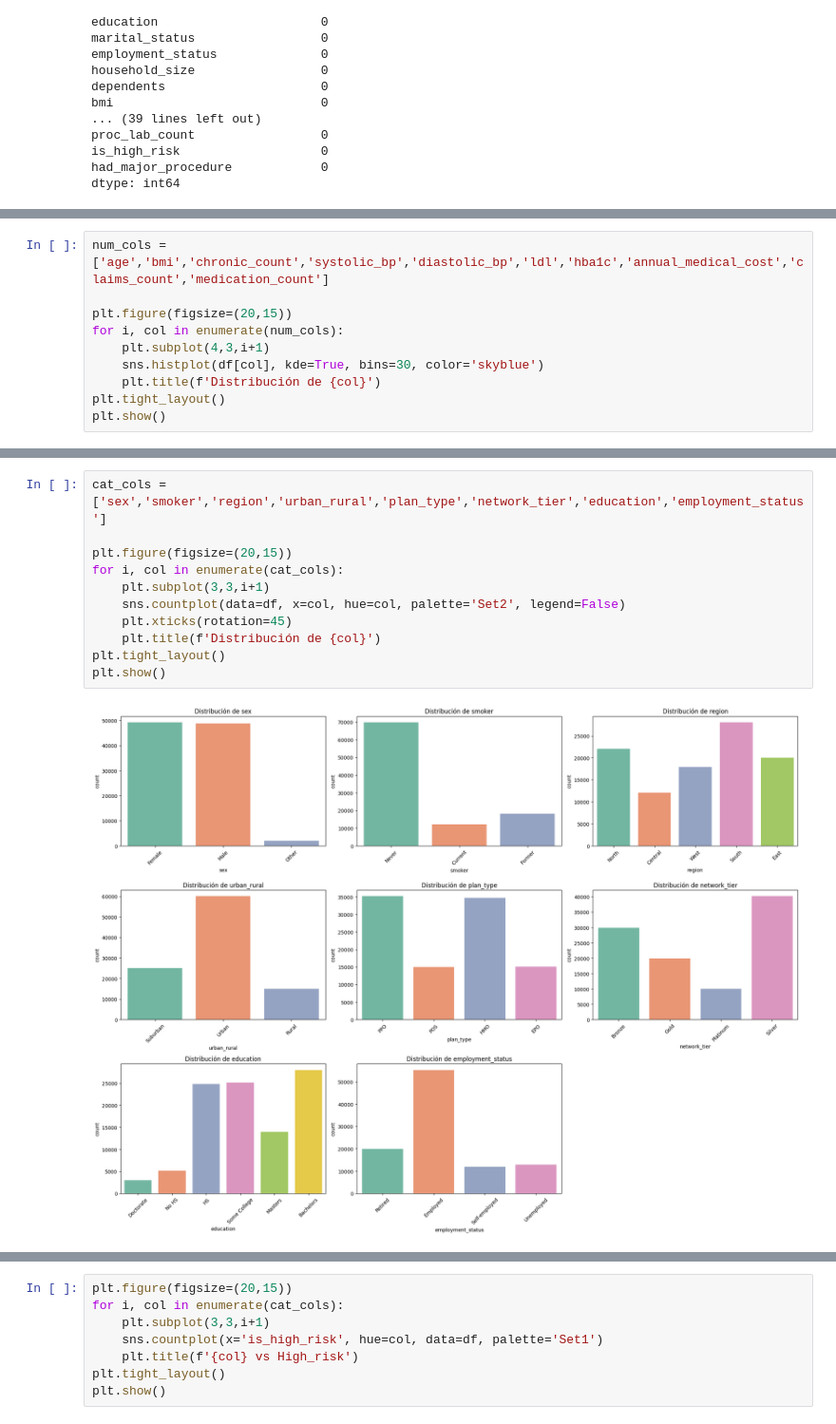
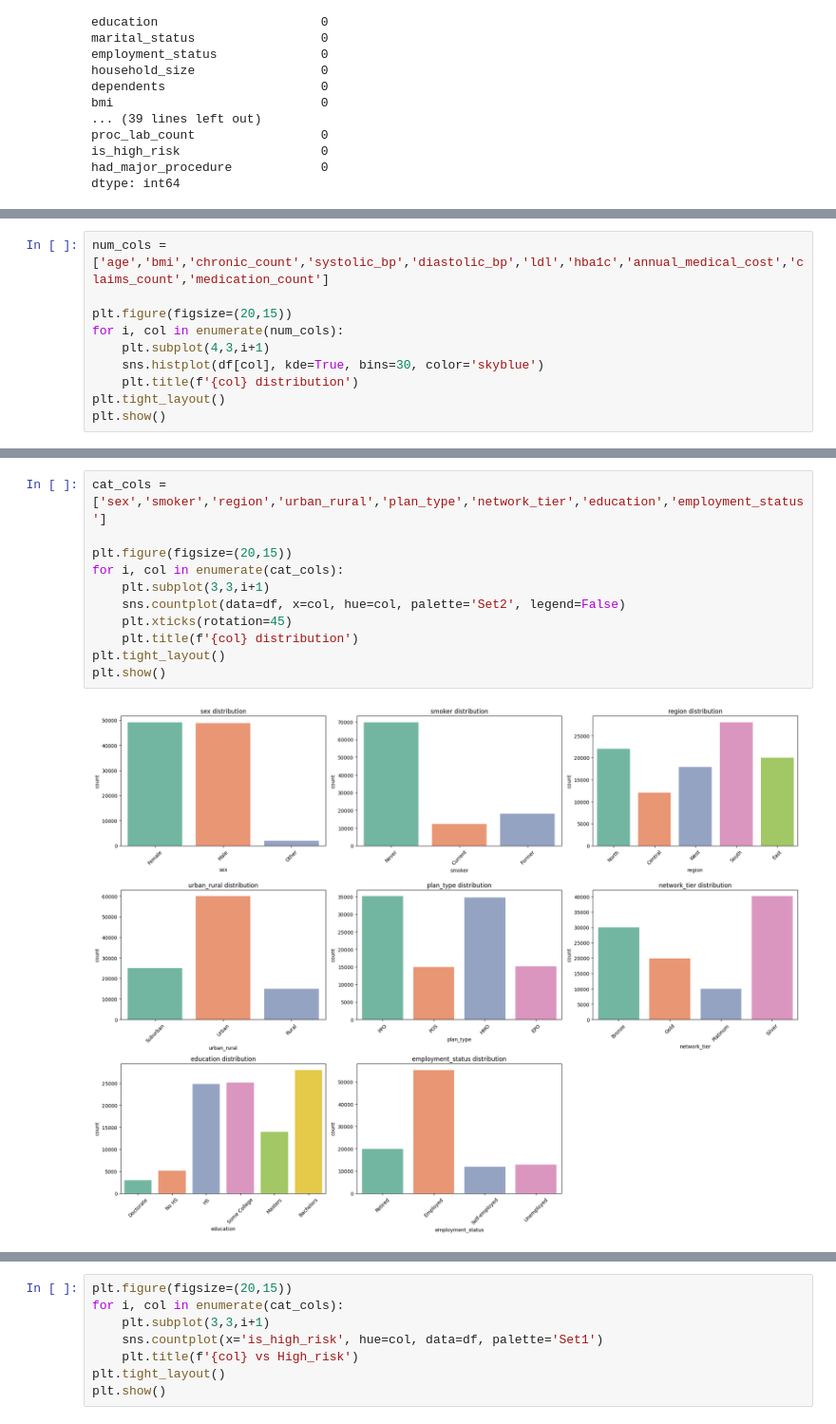
Before and after one commit to Sebasss-h/Medical-Insurance-Cost-Prediction-using-Machine-Learning, a Jupyter notebook: UE-D.ipynb, the cells around one changed output, grey strips where cells are left out. Shown at 95% size. Drawn from its saved outputs; the diff is of its cells as text.

```diff
--- a/UE-D.ipynb
+++ b/UE-D.ipynb
@@ -175,7 +177,7 @@ plt.figure(figsize=(20,15))
 for i, col in enumerate(num_cols):
     plt.subplot(4,3,i+1)
     sns.histplot(df[col], kde=True, bins=30, color='skyblue')
-    plt.title(f'Distribución de {col}')
+    plt.title(f'{col} distribution')
 plt.tight_layout()
 plt.show()
 # %% [output]
@@ -183,16 +185,16 @@ plt.show()
 # %%
 cat_cols = ['sex','smoker','region','urban_rural','plan_type','network_tier','education','employment_status']
 
 plt.figure(figsize=(20,15))
 for i, col in enumerate(cat_cols):
     plt.subplot(3,3,i+1)
     sns.countplot(data=df, x=col, hue=col, palette='Set2', legend=False)
     plt.xticks(rotation=45)
-    plt.title(f'Distribución de {col}')
+    plt.title(f'{col} distribution')
 plt.tight_layout()
 plt.show()
 # %% [output]
-[figure, old version]
+[figure, new version]
 # %%
 corr = df[num_cols].corr()
 plt.figure(figsize=(12,8))
```
Also changed, not shown: parts of 10 cells of this notebook, 1 other file.
